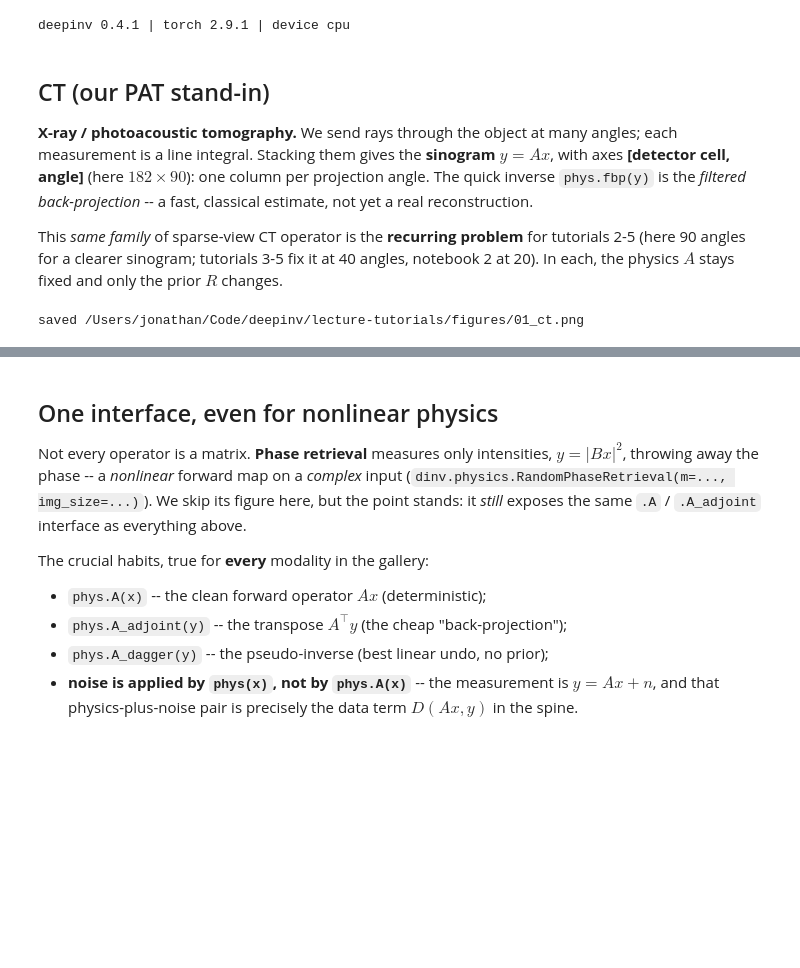
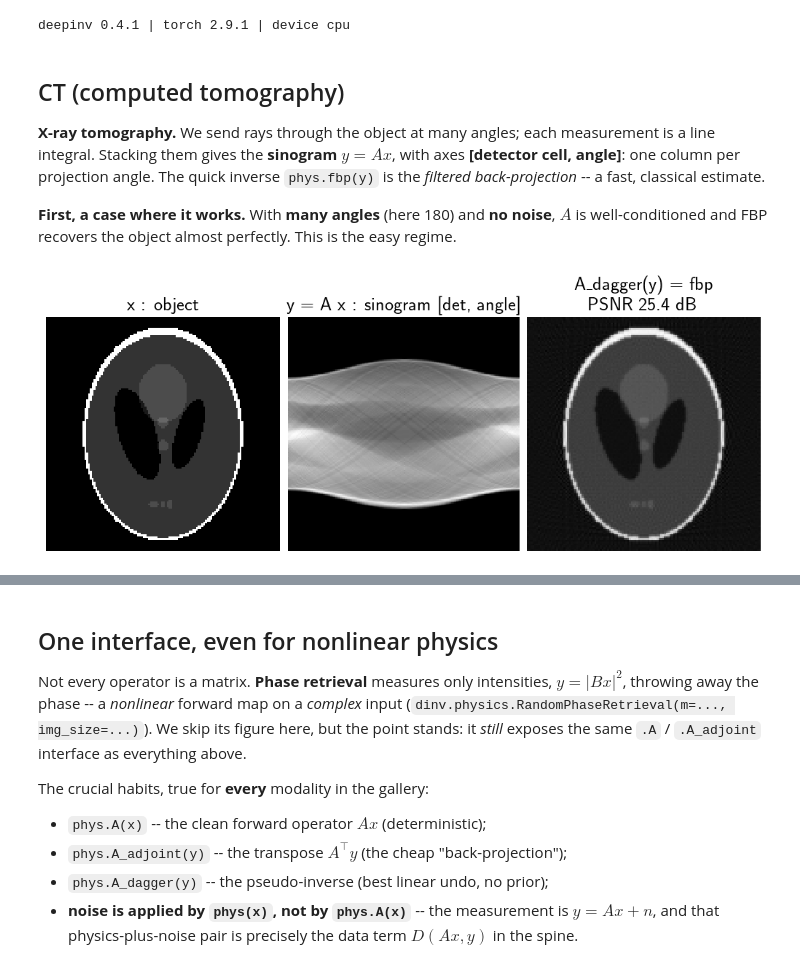
Before and after one commit to jon-dong/deepinv, a Jupyter notebook: lecture-tutorials/01_forward_operators.ipynb, the cells around one changed output, grey strips where cells are left out. Saved outputs shown, nothing was run; the diff lists cells and outputs as text; code cells hidden in the pictures; blank space fills up the shorter version.

```diff
--- a/lecture-tutorials/01_forward_operators.ipynb
+++ b/lecture-tutorials/01_forward_operators.ipynb
@@ -22,30 +31,29 @@ tc.set_seed()
 # %% [output]
 deepinv 0.4.1 | torch 2.9.1 | device cpu
 # %% [markdown]
-## CT (our PAT stand-in)
+## CT (computed tomography)
 
-**X-ray / photoacoustic tomography.** We send rays through the object at many
-angles; each measurement is a line integral. Stacking them gives the **sinogram**
-$y = A x$, with axes **[detector cell, angle]** (here $182 \times 90$): one column
-per projection angle. The quick inverse `phys.fbp(y)` is the *filtered
-back-projection* -- a fast, classical estimate, not yet a real reconstruction.
+**X-ray tomography.** We send rays through the object at many angles; each
+measurement is a line integral. Stacking them gives the **sinogram** $y = A x$,
+with axes **[detector cell, angle]**: one column per projection angle. The quick
+inverse `phys.fbp(y)` is the *filtered back-projection* -- a fast, classical
+estimate.
 
-This *same family* of sparse-view CT operator is the **recurring problem** for tutorials
-2-5 (here 90 angles for a clearer sinogram; tutorials 3-5 fix it at 40 angles, notebook 2
-at 20). In each, the physics $A$ stays fixed and only the prior $R$ changes.
+**First, a case where it works.** With **many angles** (here 180) and **no
+noise**, $A$ is well-conditioned and FBP recovers the object almost perfectly.
+This is the easy regime.
 # %%
-x_ct = tc.load_hero(128)                       # (1,1,128,128) phantom in [0,1]
-phys_ct = tc.ct_physics(angles=90, sigma=0.02) # noise lives INSIDE the physics
-y_ct = phys_ct(x_ct)                           # phys(x) = A x + n  (noisy sinogram)
-x_fbp = phys_ct.fbp(y_ct)                      # fast filtered back-projection
+x_ct = tc.load_object(128)                        # (1,1,128,128) phantom in [0,1]
+phys_ok = tc.ct_physics(angles=180, sigma=0.0)    # many angles, no noise -> well-posed
+y_ok = phys_ok.A(x_ct)                            # clean sinogram A x
+x_fbp_ok = phys_ok.fbp(y_ok)                      # fast filtered back-projection
 
-tc.save_images(
-    [x_ct, y_ct, x_fbp],
+tc.show_images(
+    [x_ct, y_ok, x_fbp_ok],
     titles=["x : object",
             "y = A x : sinogram [det, angle]",
-            tc.title_psnr("A_dagger(y) = fbp", x_fbp, x_ct)],
-    fname="01_ct.png",
+            tc.title_psnr("A_dagger(y) = fbp", x_fbp_ok, x_ct)],
     figsize=(9, 4),
 )
 # %% [output]
-saved /Users/jonathan/Code/deepinv/lecture-tutorials/figures/01_ct.png
+[figure, added]
```
Also changed, not shown: parts of 11 cells of this notebook, 5 other files.
